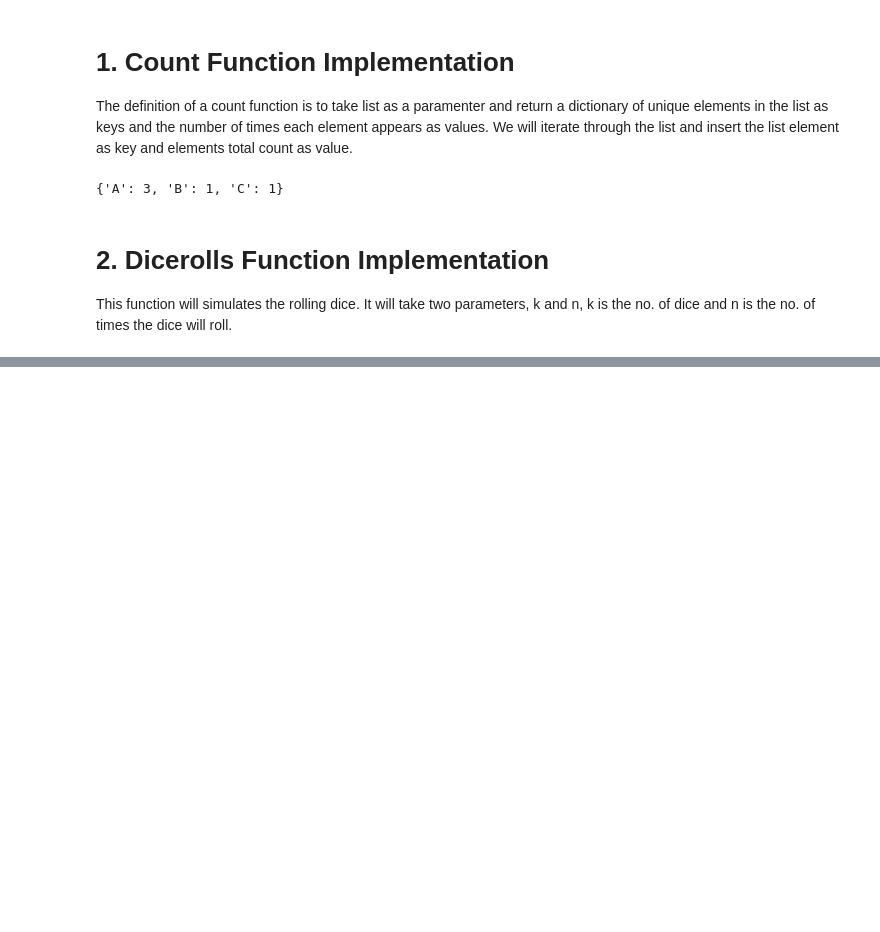
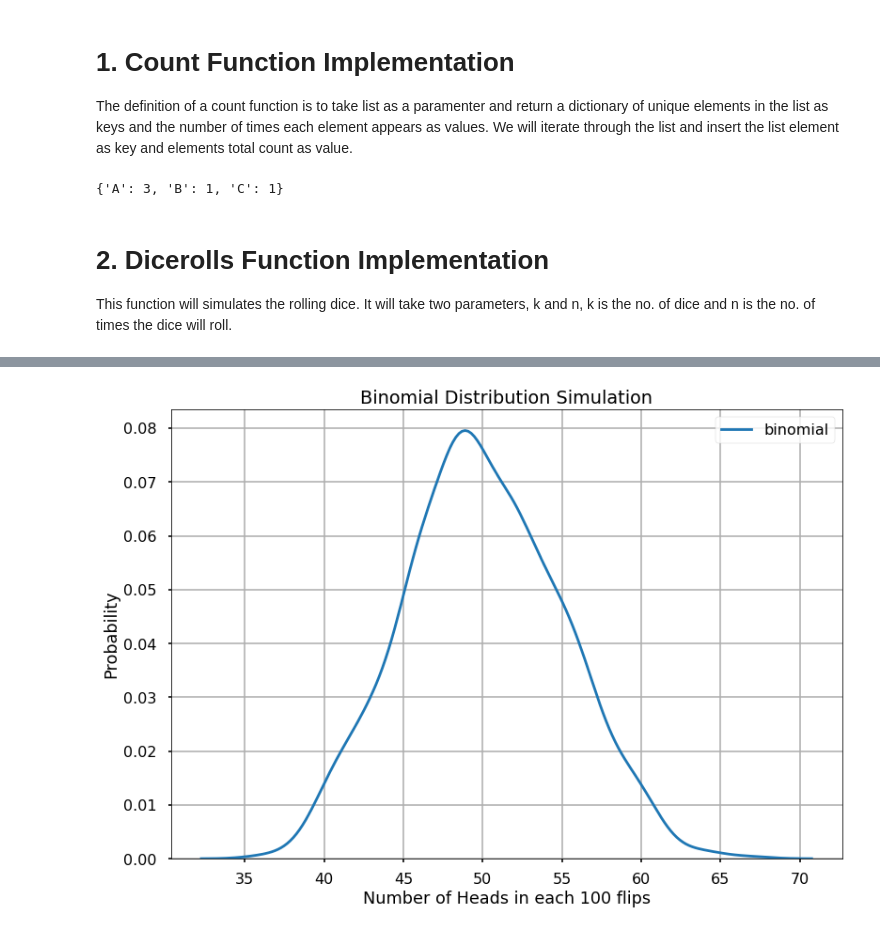
Before and after one commit to AzizDialloG/Fundamentals-of-Data-Analysis, a Jupyter notebook: Fundamentals_of_Data_Analysis.ipynb, the cells around one changed output, grey strips where cells are left out. Saved outputs shown, nothing was run; the diff lists cells and outputs as text; code cells hidden in the pictures; blank space fills up the shorter version.

Commit message:
Coin Flip Simulation

```diff
--- a/Fundamentals_of_Data_Analysis.ipynb
+++ b/Fundamentals_of_Data_Analysis.ipynb
@@ -74,0 +82,16 @@ print(dictionary)
+# %%
+# plot style selection
+plt.style.use('seaborn-poster')
+# random seed for random binomial distribution
+np.random.seed(42)
+# plotting the distribution
+sns.distplot(np.random.binomial(n=100, p=0.5, size=1000), hist=False, label='binomial')
+# adding annotation in the plot
+plt.xlabel("Number of Heads in each 100 flips")
+plt.ylabel("Probability")
+plt.title("Binomial Distribution Simulation")
+plt.legend()
+plt.grid()
+plt.show()
+# %% [output]
+[figure, added]
```
Also changed, not shown: parts of 2 cells of this notebook.
